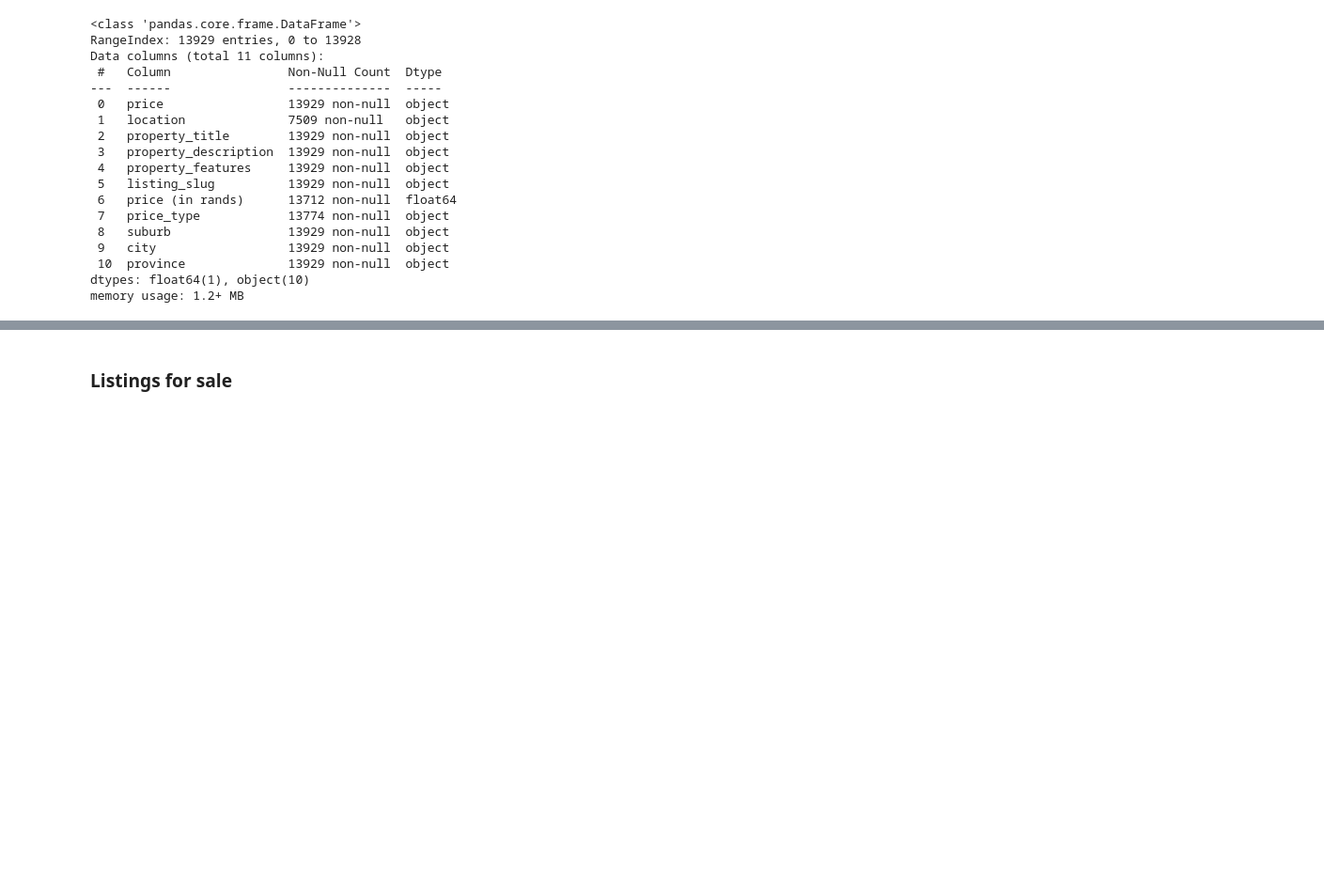
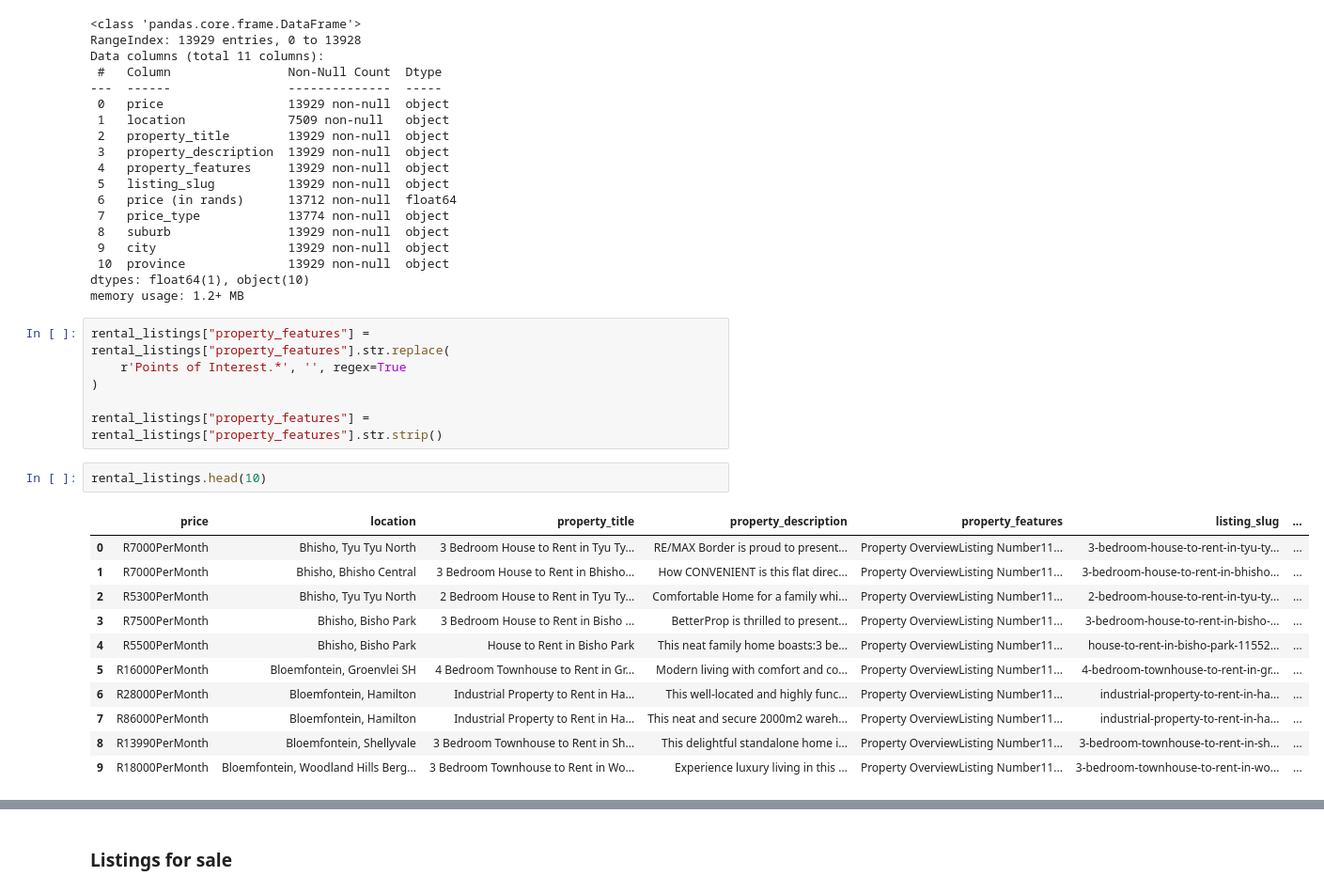
Before and after one commit to preciousratlhagane/south-african-property-market-analysis, a Jupyter notebook: notebooks/data_cleaning.ipynb, the cells around one changed output, grey strips where cells are left out. Shown at 94% size. Cells and saved outputs as stored; diff of their text form; blank space fills up the shorter version.

Commit message:
Extract property features

```diff
--- a/notebooks/data_cleaning.ipynb
+++ b/notebooks/data_cleaning.ipynb
@@ -267,6 +261,26 @@ Data columns (total 11 columns):
  10  province              13929 non-null  object
 dtypes: float64(1), object(10)
 memory usage: 1.2+ MB
+# %%
+rental_listings["property_features"] = rental_listings["property_features"].str.replace(
+    r'Points of Interest.*', '', regex=True
+)
+
+rental_listings["property_features"] = rental_listings["property_features"].str.strip()
+# %%
+rental_listings.head(10)
+# %% [output]
+|  | price | location | property_title | property_description | property_features | listing_slug | ... |
+| 0 | R7000PerMonth | Bhisho, Tyu Tyu North | 3 Bedroom House to Rent in Tyu Ty... | RE/MAX Border is proud to present... | Property OverviewListing Number11... | 3-bedroom-house-to-rent-in-tyu-ty... | ... |
+| 1 | R7000PerMonth | Bhisho, Bhisho Central | 3 Bedroom House to Rent in Bhisho... | How CONVENIENT is this flat direc... | Property OverviewListing Number11... | 3-bedroom-house-to-rent-in-bhisho... | ... |
+| 2 | R5300PerMonth | Bhisho, Tyu Tyu North | 2 Bedroom House to Rent in Tyu Ty... | Comfortable Home for a family whi... | Property OverviewListing Number11... | 2-bedroom-house-to-rent-in-tyu-ty... | ... |
+| 3 | R7500PerMonth | Bhisho, Bisho Park | 3 Bedroom House to Rent in Bisho ... | BetterProp is thrilled to present... | Property OverviewListing Number11... | 3-bedroom-house-to-rent-in-bisho-... | ... |
+| 4 | R5500PerMonth | Bhisho, Bisho Park | House to Rent in Bisho Park | This neat family home boasts:3 be... | Property OverviewListing Number11... | house-to-rent-in-bisho-park-11552... | ... |
+| 5 | R16000PerMonth | Bloemfontein, Groenvlei SH | 4 Bedroom Townhouse to Rent in Gr... | Modern living with comfort and co... | Property OverviewListing Number11... | 4-bedroom-townhouse-to-rent-in-gr... | ... |
+| 6 | R28000PerMonth | Bloemfontein, Hamilton | Industrial Property to Rent in Ha... | This well-located and highly func... | Property OverviewListing Number11... | industrial-property-to-rent-in-ha... | ... |
+| 7 | R86000PerMonth | Bloemfontein, Hamilton | Industrial Property to Rent in Ha... | This neat and secure 2000m2 wareh... | Property OverviewListing Number11... | industrial-property-to-rent-in-ha... | ... |
+| 8 | R13990PerMonth | Bloemfontein, Shellyvale | 3 Bedroom Townhouse to Rent in Sh... | This delightful standalone home i... | Property OverviewListing Number11... | 3-bedroom-townhouse-to-rent-in-sh... | ... |
+| 9 | R18000PerMonth | Bloemfontein, Woodland Hills Berg... | 3 Bedroom Townhouse to Rent in Wo... | Experience luxury living in this ... | Property OverviewListing Number11... | 3-bedroom-townhouse-to-rent-in-wo... | ... |
 # %%
 patterns = {
     'Listing Number': r'Listing Number(\d+)',
```
Also changed, not shown: parts of 35 cells of this notebook.
